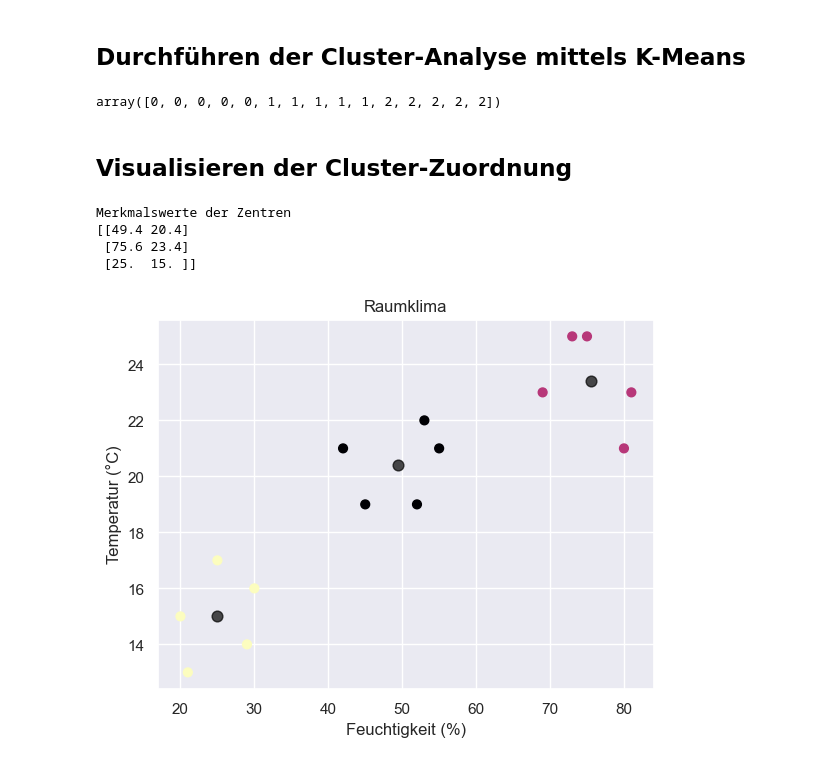
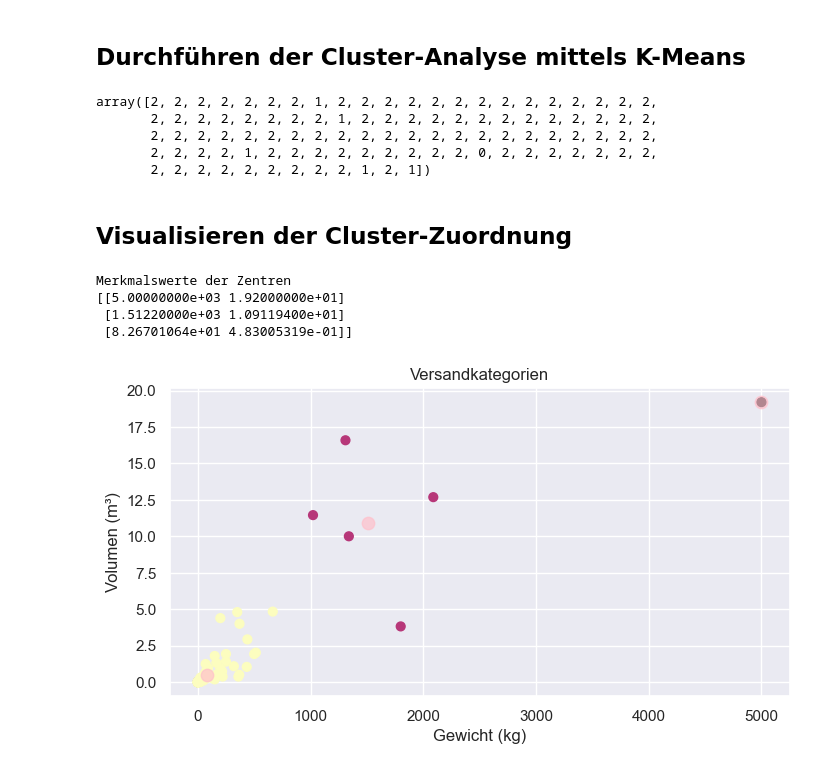
Before and after one commit to FrankCastlepancakes/ClusteringScikitLearn, a Jupyter notebook: notebook.ipynb, the cells around one changed output. Saved outputs shown, nothing was run; the diff lists cells and outputs as text; code cells hidden in the pictures.

```diff
--- a/notebook.ipynb
+++ b/notebook.ipynb
@@ -16,7 +16,7 @@ from scipy.spatial.distance import cdist
 ## Einlesen und Aufbereiten der Daten
 # %%
 # Read csv file
-packages_df = read_csv("datasets/Packstücke.csv", sep=';', header=0)
+packages_df = read_csv("https://raw.githubusercontent.com/Pfob/ClusteringScikitLearn/Marius/datasets/Packst%C3%BCcke.csv", sep=';', header=0)
 
 # Show first ten rows of dataframe
 packages_df.head(10)
@@ -24,0 +78,5 @@ FileNotFoundError: [Errno 2] No such file or directory: 'datasets/Packstücke.cs
+# %%
+# Save relevant Values Gross Weight and Volume
+X = relevant_data.iloc[:,[0,4]].copy()
+
+X.head(10)
@@ -25,9 +95,2 @@ FileNotFoundError: [Errno 2] No such file or directory: 'datasets/Packstücke.cs
 # %% [markdown]
 ## Visualisierung der Daten
-# %%
-X = np.array(X) # Konvertierung der DataFrame X nach Array
-print(type(X))
-# Daten visualisieren
-plt.scatter(X[:,0], X[:,1], s=40);
-plt.title('Raumklima-Daten als Scatter-Plott')
-plt.xlabel('Feuchtigkeit (%)');plt.ylabel('Temperatur (°C)')
@@ -38,36 +107,41 @@ Text(0, 0.5, 'Temperatur (°C)')
 # %% [markdown]
 ## Durchführen der Cluster-Analyse mittels K-Means
 # %%
-# Azahl der Cluster-Zentren festlegen
-kmeans = KMeans(n_clusters=3)
+# Define 3 Clusters with random starting centers
+kmeans = KMeans(n_clusters=3, init = "random")
 
-# Vorhersage mittels K-Means-Verfahren
+# Prediction via K-Means
 kmeans.fit(X)
 y_kmeans = kmeans.predict(X)
 
-# vorhergesagte Zuordnungen der Merkmalskombinationen zu den geschätzten Zentren
+# Predicted allocation of datapoints to estimated clusters
 y_kmeans
 # %% [output]
-array([0, 0, 0, 0, 0, 1, 1, 1, 1, 1, 2, 2, 2, 2, 2])
+array([2, 2, 2, 2, 2, 2, 2, 1, 2, 2, 2, 2, 2, 2, 2, 2, 2, 2, 2, 2, 2, 2,
+       2, 2, 2, 2, 2, 2, 2, 2, 1, 2, 2, 2, 2, 2, 2, 2, 2, 2, 2, 2, 2, 2,
+       2, 2, 2, 2, 2, 2, 2, 2, 2, 2, 2, 2, 2, 2, 2, 2, 2, 2, 2, 2, 2, 2,
+       2, 2, 2, 2, 1, 2, 2, 2, 2, 2, 2, 2, 2, 2, 0, 2, 2, 2, 2, 2, 2, 2,
+       2, 2, 2, 2, 2, 2, 2, 2, 2, 1, 2, 1])
 # %% [markdown]
 ## Visualisieren der Cluster-Zuordnung
 # %%
-# Visualisierung der Merkmals-Zuordnung
-plt.scatter(X[:,0], X[:,1], c=y_kmeans, s=40, cmap='magma')
+# Visualize allocation of datapoints
+plt.figure(figsize=(8,4))
+plt.scatter(X["Gross Weight (kg)"].to_numpy(), X["Volume (m³)"].to_numpy(), c=y_kmeans, s=40, cmap='magma')
 
-# Cluster-Zentren visualisieren
+# Visualize Cluster Centers
 centers = kmeans.cluster_centers_
-plt.scatter(centers[:,0], centers[:,1], c='black', s=60, alpha=0.7)
+plt.scatter(centers[:,0], centers[:,1], c='pink', s=80, alpha=0.7)
 
-plt.title('Raumklima')
-plt.xlabel('Feuchtigkeit (%)'); plt.ylabel('Temperatur (°C)')
+plt.title('Versandkategorien')
+plt.xlabel('Gewicht (kg)'); plt.ylabel('Volumen (m³)')
 
-#Merkmalswerte der Zentren ausgeben
+#Print coordinates of Cluster Centers
 print('Merkmalswerte der Zentren')
 print(centers)
 # %% [output]
 Merkmalswerte der Zentren
-[[49.4 20.4]
- [75.6 23.4]
- [25.  15. ]]
+[[5.00000000e+03 1.92000000e+01]
+ [1.51220000e+03 1.09119400e+01]
+ [8.26701064e+01 4.83005319e-01]]
-[figure, old version]
+[figure, new version]
```
Also changed, not shown: parts of 14 cells of this notebook.
